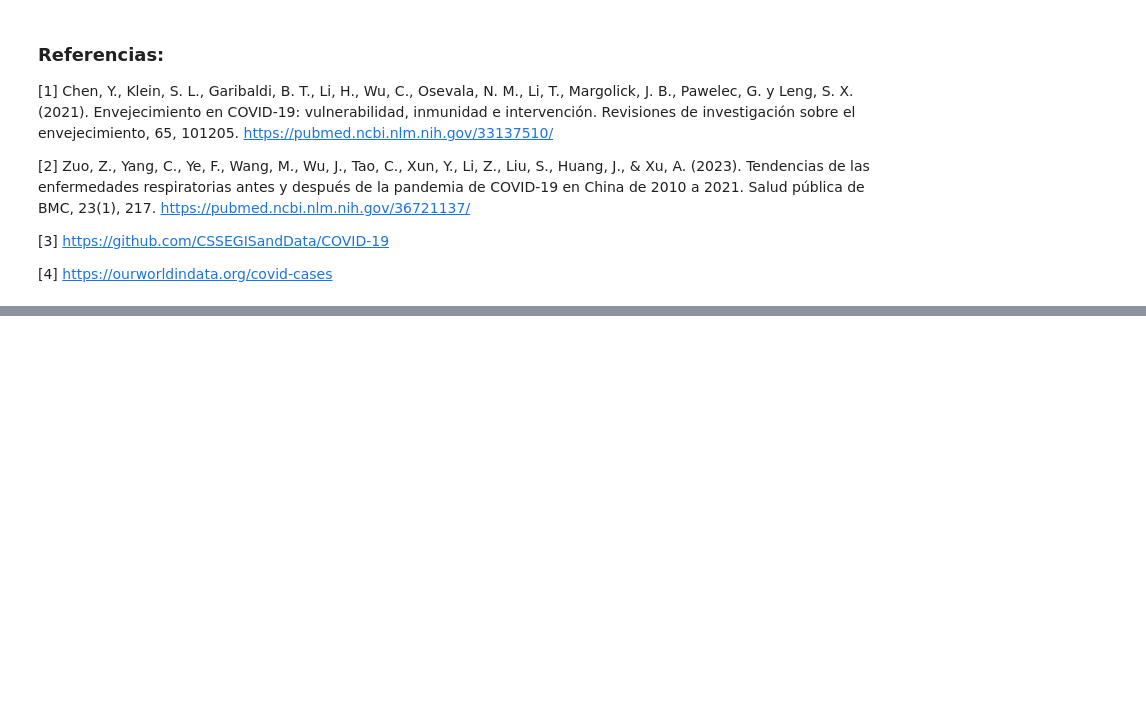
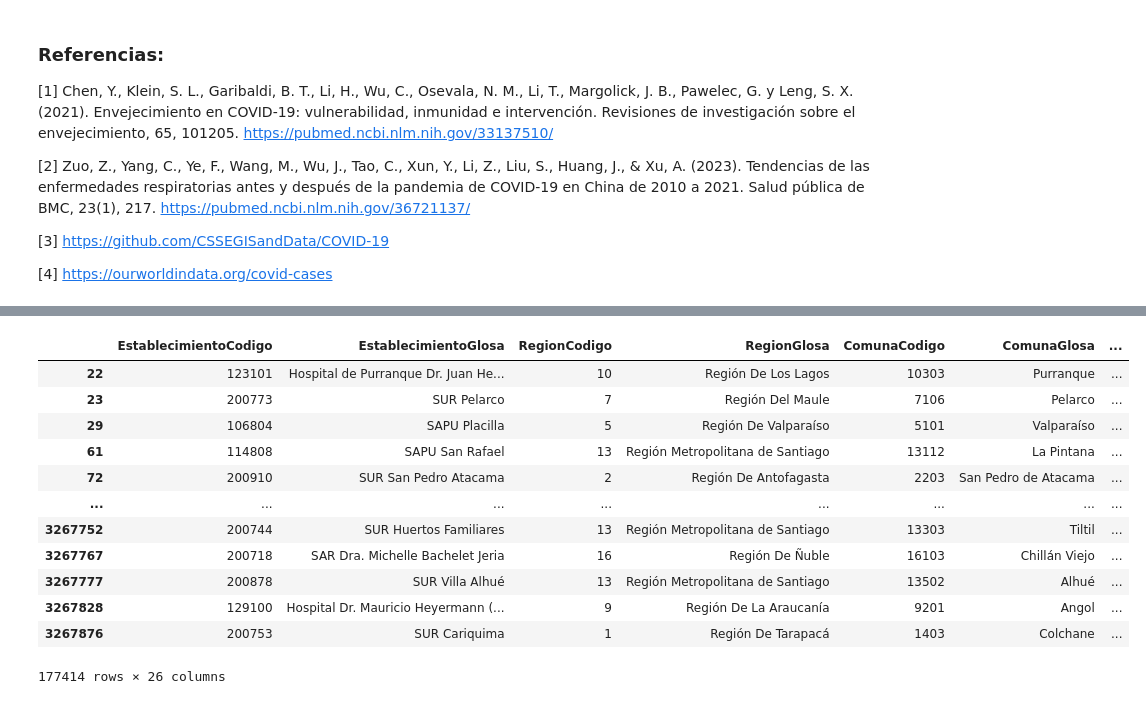
Before and after one commit to JoabVJ/project-imt2200, a Jupyter notebook: Entrega inicial/notebooks/01_EDA_enfermedades_respiratorias.ipynb, the cells around one changed output, grey strips where cells are left out. Cells and saved outputs as stored; diff of their text form; code cells hidden in the pictures; blank space fills up the shorter version.

```diff
--- a/Entrega inicial/notebooks/01_EDA_enfermedades_respiratorias.ipynb
+++ b/Entrega inicial/notebooks/01_EDA_enfermedades_respiratorias.ipynb
@@ -1556,0 +1799,16 @@ Si bien las causas más comunes se mantienen, la pandemia amplió su **impacto e
+# %%
+post_pandemia
+# %% [output]
+|  | EstablecimientoCodigo | EstablecimientoGlosa | RegionCodigo | RegionGlosa | ComunaCodigo | ComunaGlosa | ... |
+| 22 | 123101 | Hospital de Purranque Dr. Juan He... | 10 | Región De Los Lagos | 10303 | Purranque | ... |
+| 23 | 200773 | SUR Pelarco | 7 | Región Del Maule | 7106 | Pelarco | ... |
+| 29 | 106804 | SAPU Placilla | 5 | Región De Valparaíso | 5101 | Valparaíso | ... |
+| 61 | 114808 | SAPU San Rafael | 13 | Región Metropolitana de Santiago | 13112 | La Pintana | ... |
+| 72 | 200910 | SUR San Pedro Atacama | 2 | Región De Antofagasta | 2203 | San Pedro de Atacama | ... |
+| ... | ... | ... | ... | ... | ... | ... | ... |
+| 3267752 | 200744 | SUR Huertos Familiares | 13 | Región Metropolitana de Santiago | 13303 | Tiltil | ... |
+| 3267767 | 200718 | SAR Dra. Michelle Bachelet Jeria | 16 | Región De Ñuble | 16103 | Chillán Viejo | ... |
+| 3267777 | 200878 | SUR Villa Alhué | 13 | Región Metropolitana de Santiago | 13502 | Alhué | ... |
+| 3267828 | 129100 | Hospital Dr. Mauricio Heyermann (... | 9 | Región De La Araucanía | 9201 | Angol | ... |
+| 3267876 | 200753 | SUR Cariquima | 1 | Región De Tarapacá | 1403 | Colchane | ... |
+177414 rows × 26 columns
```
Also changed, not shown: parts of 46 cells of this notebook.
